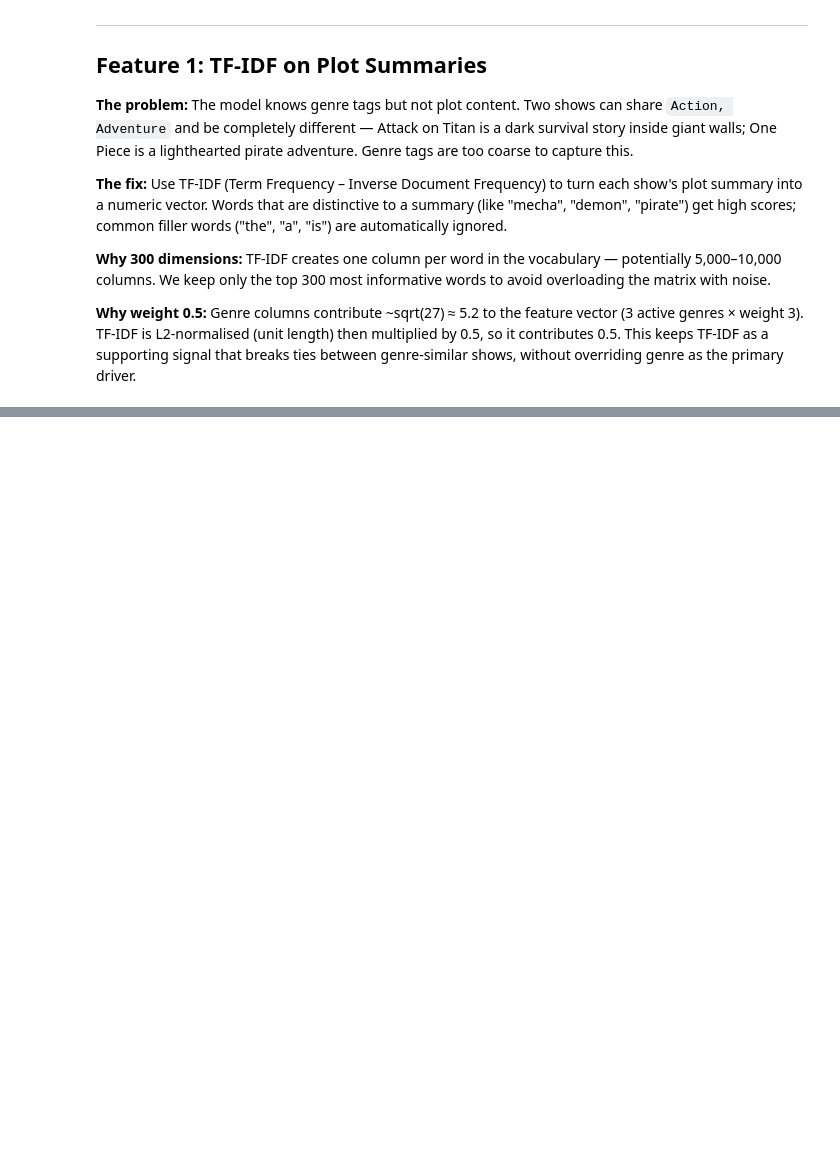
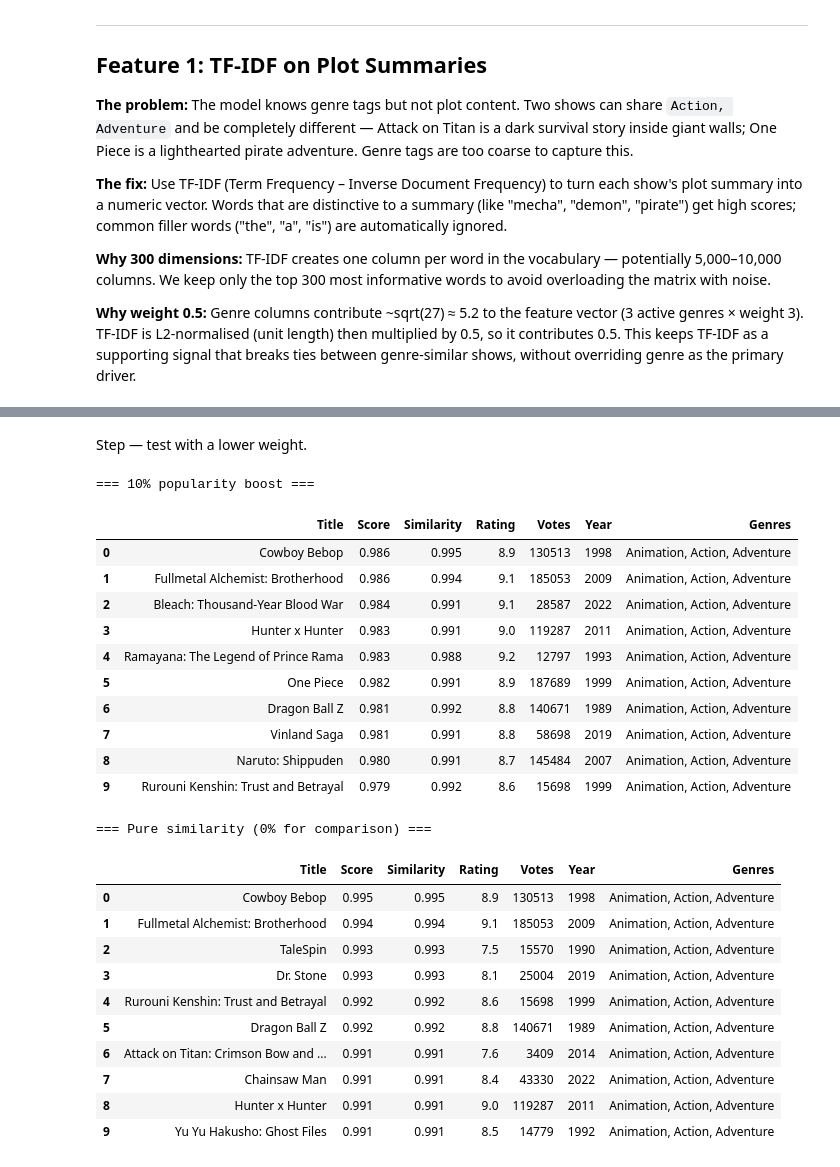
Before and after one commit to hengxu07/anime-recommender, a Jupyter notebook: anime_project.ipynb, the cells around one changed output, grey strips where cells are left out. Saved outputs shown, nothing was run; the diff lists cells and outputs as text; code cells hidden in the pictures; blank space fills up the shorter version.

```diff
--- a/anime_project.ipynb
+++ b/anime_project.ipynb
@@ -1119,0 +1268,33 @@ display(op[['Title', 'Rating', 'Year', 'Genres']])
+# %% [markdown]
+Step — test with a lower weight.
+# %%
+print("=== 10% popularity boost ===")
+display(recommend("Attack on Titan", popularity_weight=0.1))
+
+print("\n=== Pure similarity (0% for comparison) ===")
+display(recommend("Attack on Titan", popularity_weight=0.0))
+# %% [output]
+=== 10% popularity boost ===
+|  | Title | Score | Similarity | Rating | Votes | Year | Genres |
+| 0 | Cowboy Bebop | 0.986 | 0.995 | 8.9 | 130513 | 1998 | Animation, Action, Adventure |
+| 1 | Fullmetal Alchemist: Brotherhood | 0.986 | 0.994 | 9.1 | 185053 | 2009 | Animation, Action, Adventure |
+| 2 | Bleach: Thousand-Year Blood War | 0.984 | 0.991 | 9.1 | 28587 | 2022 | Animation, Action, Adventure |
+| 3 | Hunter x Hunter | 0.983 | 0.991 | 9.0 | 119287 | 2011 | Animation, Action, Adventure |
+| 4 | Ramayana: The Legend of Prince Rama | 0.983 | 0.988 | 9.2 | 12797 | 1993 | Animation, Action, Adventure |
+| 5 | One Piece | 0.982 | 0.991 | 8.9 | 187689 | 1999 | Animation, Action, Adventure |
+| 6 | Dragon Ball Z | 0.981 | 0.992 | 8.8 | 140671 | 1989 | Animation, Action, Adventure |
+| 7 | Vinland Saga | 0.981 | 0.991 | 8.8 | 58698 | 2019 | Animation, Action, Adventure |
+| 8 | Naruto: Shippuden | 0.980 | 0.991 | 8.7 | 145484 | 2007 | Animation, Action, Adventure |
+| 9 | Rurouni Kenshin: Trust and Betrayal | 0.979 | 0.992 | 8.6 | 15698 | 1999 | Animation, Action, Adventure |
+=== Pure similarity (0% for comparison) ===
+|  | Title | Score | Similarity | Rating | Votes | Year | Genres |
+| 0 | Cowboy Bebop | 0.995 | 0.995 | 8.9 | 130513 | 1998 | Animation, Action, Adventure |
+| 1 | Fullmetal Alchemist: Brotherhood | 0.994 | 0.994 | 9.1 | 185053 | 2009 | Animation, Action, Adventure |
+| 2 | TaleSpin | 0.993 | 0.993 | 7.5 | 15570 | 1990 | Animation, Action, Adventure |
+| 3 | Dr. Stone | 0.993 | 0.993 | 8.1 | 25004 | 2019 | Animation, Action, Adventure |
+| 4 | Rurouni Kenshin: Trust and Betrayal | 0.992 | 0.992 | 8.6 | 15698 | 1999 | Animation, Action, Adventure |
+| 5 | Dragon Ball Z | 0.992 | 0.992 | 8.8 | 140671 | 1989 | Animation, Action, Adventure |
+| 6 | Attack on Titan: Crimson Bow and ... | 0.991 | 0.991 | 7.6 | 3409 | 2014 | Animation, Action, Adventure |
+| 7 | Chainsaw Man | 0.991 | 0.991 | 8.4 | 43330 | 2022 | Animation, Action, Adventure |
+| 8 | Hunter x Hunter | 0.991 | 0.991 | 9.0 | 119287 | 2011 | Animation, Action, Adventure |
+| 9 | Yu Yu Hakusho: Ghost Files | 0.991 | 0.991 | 8.5 | 14779 | 1992 | Animation, Action, Adventure |
```
Also changed, not shown: parts of 19 cells of this notebook, 1 other file.
